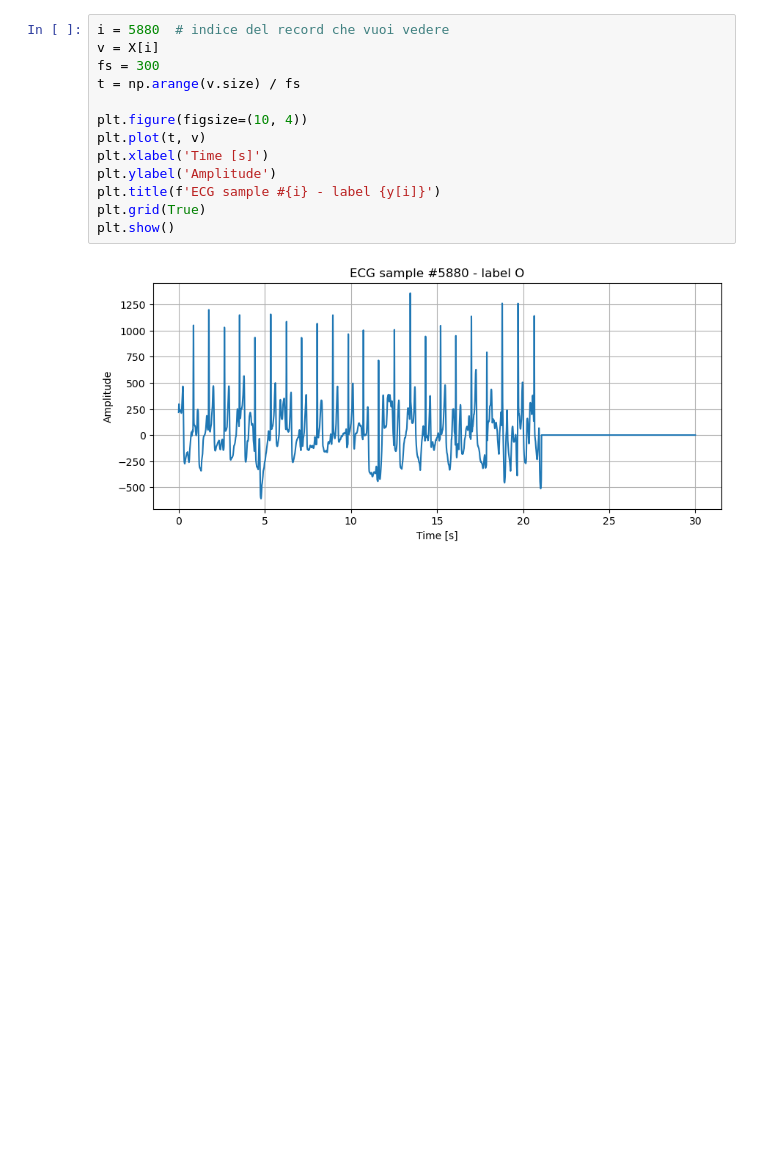
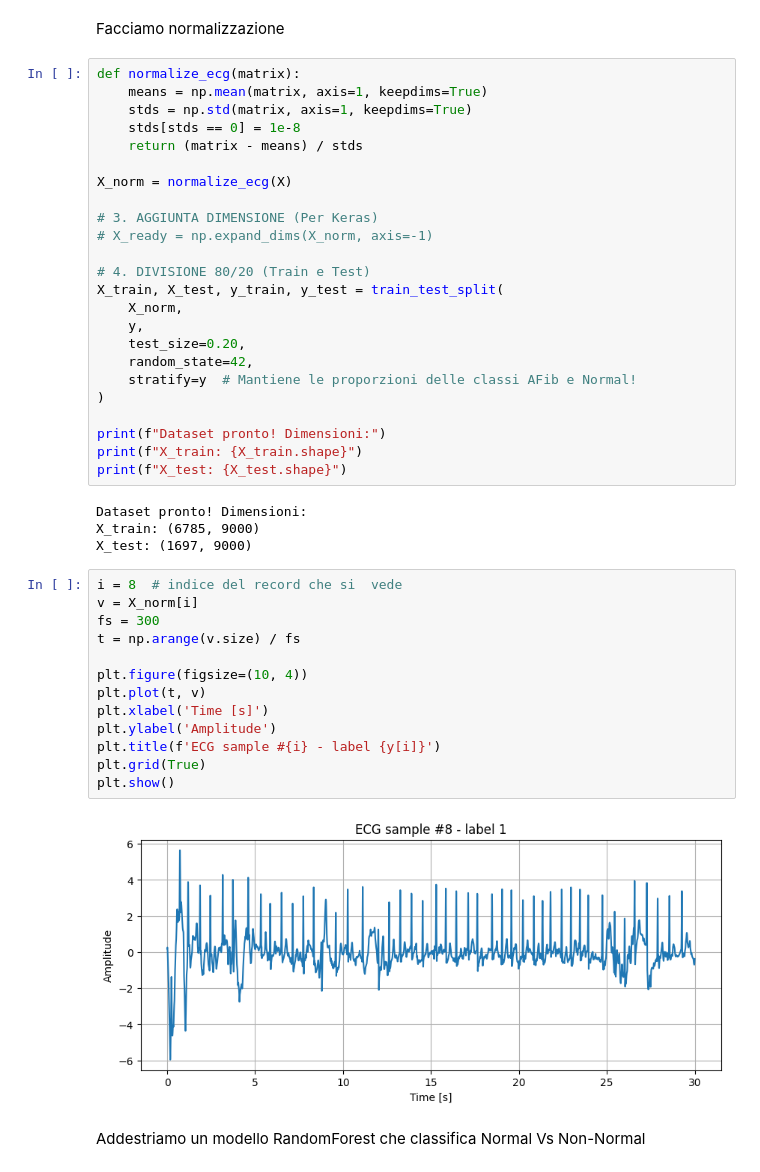
Before and after one commit to fiorello-mino/applicazioni_machine_learning, a Jupyter notebook: ECG_recording/ecg.ipynb, the cells around one changed output. Saved outputs shown, nothing was run; the diff lists cells and outputs as text; blank space fills up the shorter version.

```diff
--- a/ECG_recording/ecg.ipynb
+++ b/ECG_recording/ecg.ipynb
@@ -54,15 +76,47 @@ print(X.shape, y.shape)
+# %% [markdown]
+Facciamo normalizzazione
+# %%
+def normalize_ecg(matrix):
+    means = np.mean(matrix, axis=1, keepdims=True)
+    stds = np.std(matrix, axis=1, keepdims=True)
+    stds[stds == 0] = 1e-8
+    return (matrix - means) / stds
+
+X_norm = normalize_ecg(X)
+
+# 3. AGGIUNTA DIMENSIONE (Per Keras)
+# X_ready = np.expand_dims(X_norm, axis=-1)
+
+# 4. DIVISIONE 80/20 (Train e Test)
+X_train, X_test, y_train, y_test = train_test_split(
+    X_norm,
+    y,
+    test_size=0.20,
+    random_state=42,
+    stratify=y  # Mantiene le proporzioni delle classi AFib e Normal!
+)
+
+print(f"Dataset pronto! Dimensioni:")
+print(f"X_train: {X_train.shape}")
+print(f"X_test: {X_test.shape}")
+# %% [output]
+Dataset pronto! Dimensioni:
+X_train: (6785, 9000)
+X_test: (1697, 9000)
 # %%
-i = 5880  # indice del record che vuoi vedere
-v = X[i]
+i = 8  # indice del record che si  vede
+v = X_norm[i]
 fs = 300
 t = np.arange(v.size) / fs
 
 plt.figure(figsize=(10, 4))
 plt.plot(t, v)
 plt.xlabel('Time [s]')
 plt.ylabel('Amplitude')
 plt.title(f'ECG sample #{i} - label {y[i]}')
 plt.grid(True)
 plt.show()
 # %% [output]
-[figure, old version]
+[figure, new version]
+# %% [markdown]
+Addestriamo un modello RandomForest che classifica Normal Vs Non-Normal
```
Also changed, not shown: parts of 21 cells of this notebook, 3 other files.
